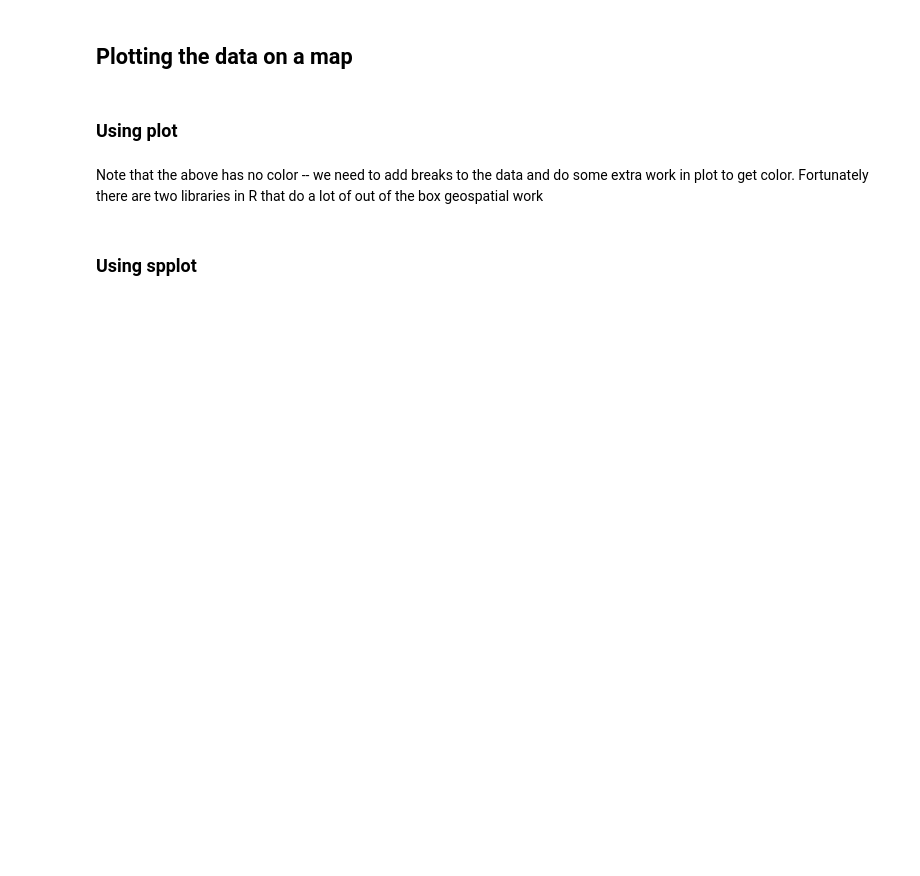
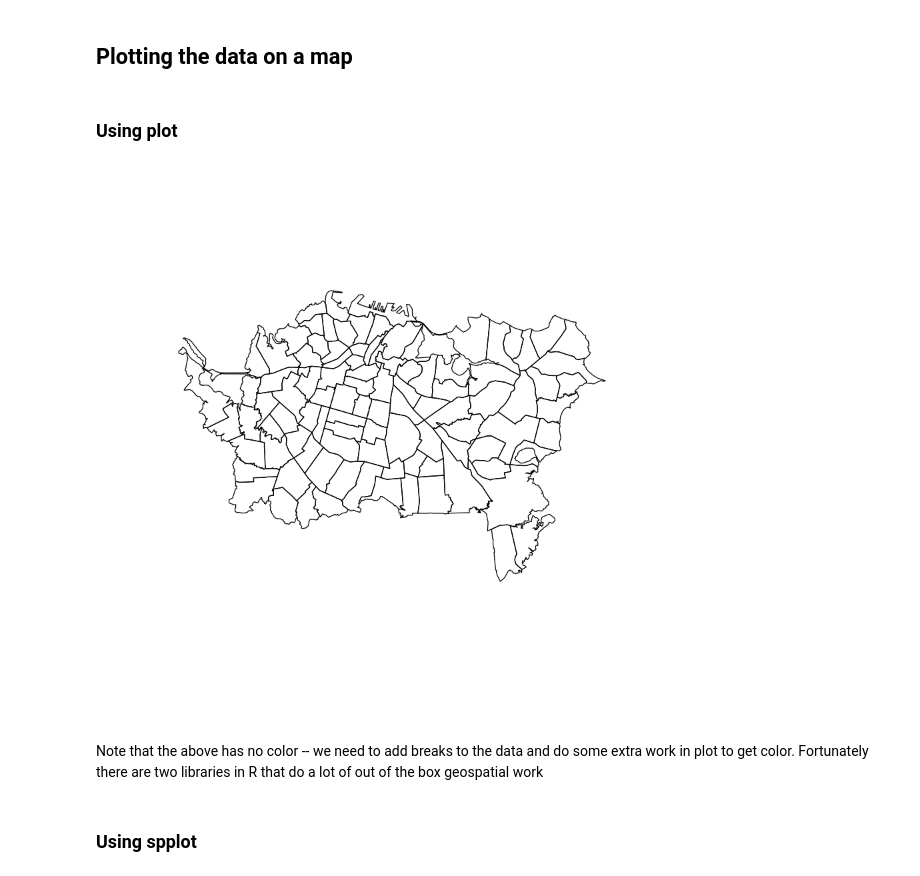
Before and after one commit to xrwang/geog187-notebooks, a Jupyter notebook: lab1-spatial autocorrelation.ipynb, the cells around one changed output. Drawn from its saved outputs; the diff is of its cells as text; code cells hidden in the pictures; blank space fills up the shorter version.

```diff
--- a/lab1-spatial autocorrelation.ipynb
+++ b/lab1-spatial autocorrelation.ipynb
@@ -20,0 +17,2 @@ s1 <- readOGR("data/akCity_CAU01_ethnic.shp")
+# %%
+auck <- readOGR("data/akCity_CAU01_ethnic.shp")
@@ -33,0 +40,3 @@ df
+# %%
+auck <- auck[,c(3,13)]
+auck
@@ -37,7 +55,9 @@ df
 ### Using plot
 # %%
 # Test plot the dataset using plot
-plot(s1['PC_ASIAN'])
+plot(auck['PC_ASIAN'])
+# %% [output]
+[figure, added]
 # %% [markdown]
 Note that the above has no color -- we need to add breaks
 to the data and do some extra work in plot to get color. Fortunately there are two libraries in R that do a lot of out of the box geospatial work
```
Also changed, not shown: parts of 37 cells of this notebook.
